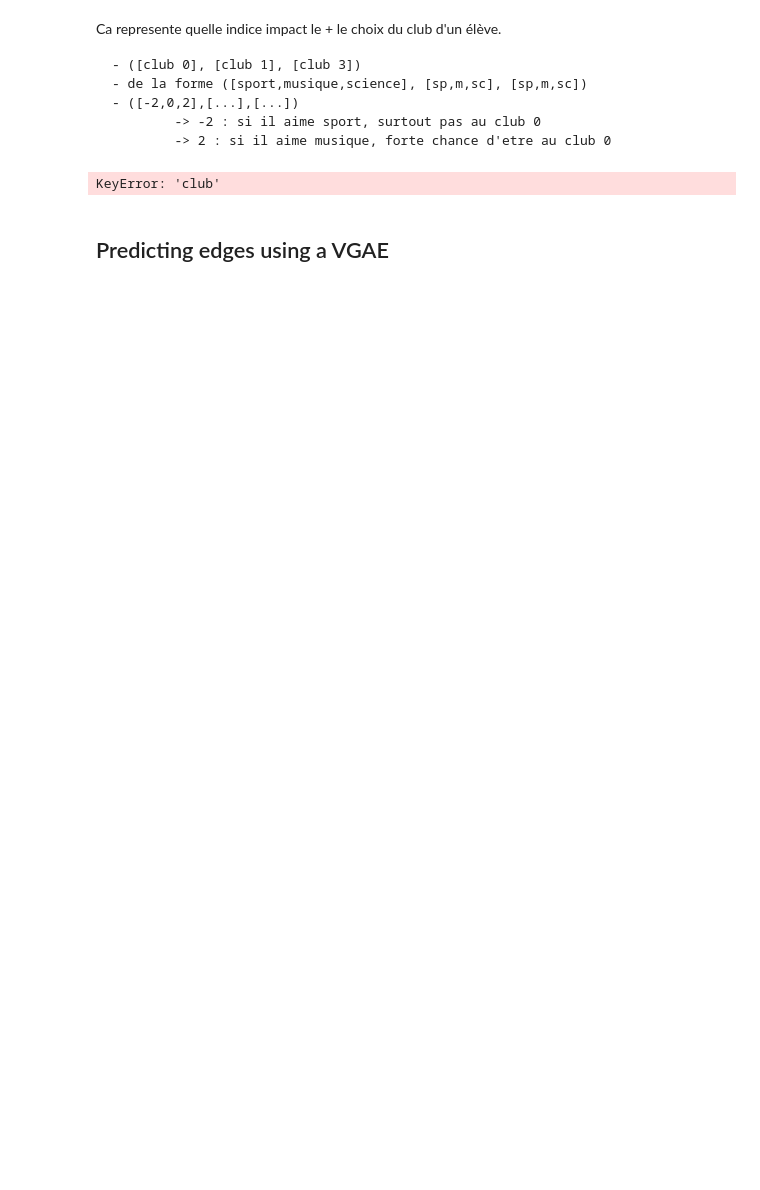
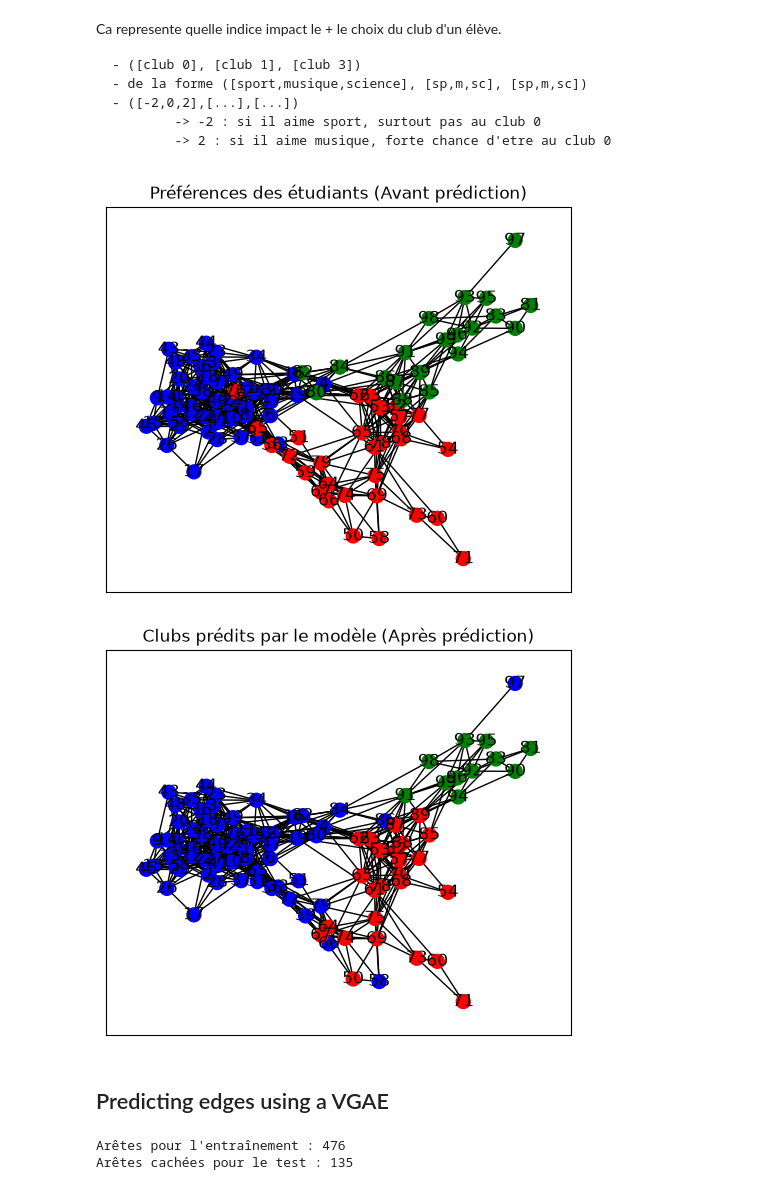
Before and after one commit to aleynaygb/biml_projet, a Jupyter notebook: src/gnn_tp.ipynb, the cells around one changed output. Cells and saved outputs as stored; diff of their text form; code cells hidden in the pictures; blank space fills up the shorter version.

```diff
--- a/src/gnn_tp.ipynb
+++ b/src/gnn_tp.ipynb
@@ -345,40 +345,47 @@ Ca represente quelle indice impact le + le choix du club d'un élève.
 # %%
 # (g) Print the network using networkx, with node colors corresponding first to student’s preference, then
 # to nodes clubs, before and after prediction, to observe intuitively that the results are convincing.
 # Here is an example to guide you
 
 # conversion du graphe et disposition des nœuds
 G = to_networkx(data, to_undirected=True)
 pos = nx.spring_layout(G, seed=42)
 
 # récupération des prédictions du modèle
 model.eval()
 with th.no_grad():
-  pred = model(data.x, data.edge_index).argmax(dim=1)
+    pred = model(data.x, data.edge_index).argmax(dim=1)
 
 # dictionnaire de correspondance
 club_names = {0: 'Sports', 1: 'Music', 2: 'Science'}
 
 def afficher_graphe(liste_attributs, titre):
+    # on assigne les attributs
     noms_c = [club_names[val.item()] for val in liste_attributs]
-    nx.set_node_attributes(G, dict(zip(range(len(noms_c)),noms_c)),'club')
+    nx.set_node_attributes(G, dict(zip(G.nodes(), noms_c)), 'club')
 
-colors = []
-for node in G.nodes(data=True):
-    if node[1]['club'] == 'Sports':
-        colors.append('red')
-    elif node[1]['club'] == 'Music':
-        colors.append('green')
-    else:
-        colors.append('blue')
+    colors = []
+    for node in G.nodes(data=True):
+        club = node[1].get('club')
+        if club == 'Sports':
+            colors.append('red')
+        elif club == 'Music':
+            colors.append('green')
+        else:
+            colors.append('blue')
 
-# affichage
-plt.figure(figsize=(6, 5))
-nx.draw_networkx(G, pos=pos, with_labels=True, width=1, node_size=100, node_color=colors)
-plt.title(titre)
-plt.show()
+    plt.figure(figsize=(6, 5))
+    nx.draw_networkx(G, pos=pos, with_labels=True, width=1, node_size=100, node_color=colors)
+    plt.title(titre)
+    plt.show()
+
+
+afficher_graphe(data.y, "Préférences des étudiants (Avant prédiction)")
+
+afficher_graphe(pred, "Clubs prédits par le modèle (Après prédiction)")
 # %% [output]
-KeyError: 'club'
+[figure, added]
+[figure, added]
 # %% [markdown]
 ## Predicting edges using a VGAE
 # %%
@@ -388,6 +395,23 @@ KeyError: 'club'
 # You don’t need a validation set, the graph is undirected
 # and we have to split labels to easily differentiate positive edges from negative edges
 # https://pytorch-geometric.readthedocs.io/en/latest/generated/torch_geometric.transforms.RandomLinkSplit.html#torch_geometric.transforms.RandomLinkSplit
+transform = RandomLinkSplit(
+    num_val=0.1,          # 10% des arêtes cachées pour la validation
+    num_test=0.2,         # 20% des arêtes cachées pour le test final
+    is_undirected=True,
+    split_labels=True,
+    add_negative_train_samples=False
+)
+
+# train_data contient le graphe avec certaines arêtes masquées (pour apprendre)
+# val_data et test_data contiennent les arêtes masquées (pour vérifier)
+train_data, val_data, test_data = transform(data)
+
+print("Arêtes pour l'entraînement :", train_data.pos_edge_label_index.shape[1])
+print("Arêtes cachées pour le test :", test_data.pos_edge_label_index.shape[1])
+# %% [output]
+Arêtes pour l'entraînement : 476
+Arêtes cachées pour le test : 135
 # %%
 # (b) Build your Encoder which compute mu and logstd of a distribution
 # and the train function associated
```
Also changed, not shown: parts of 12 cells of this notebook, 2 other files.
